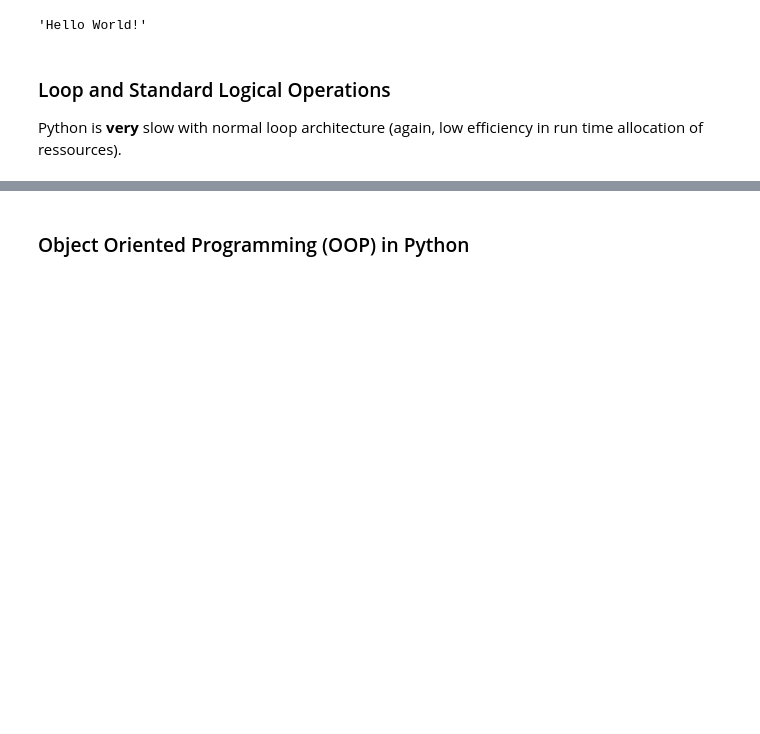
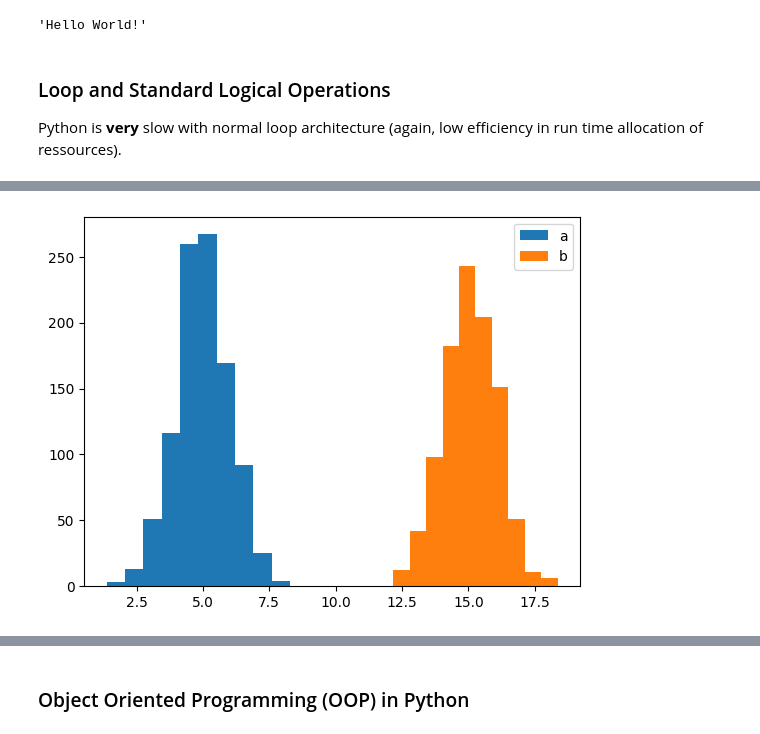
Before and after one commit to YellowCranberry/Software-Plumbing-Python-2022, a Jupyter notebook: Intro.ipynb, the cells around one changed output, grey strips where cells are left out. Drawn from its saved outputs; the diff is of its cells as text; code cells hidden in the pictures; blank space fills up the shorter version.

```diff
--- a/Intro.ipynb
+++ b/Intro.ipynb
@@ -227,0 +342,14 @@ pandas example of creating a dataframe, using it to display stuff, applying oper
+# %%
+import pandas as pd
+
+# creating a pandas dataframe
+# you can read csv files using: df = pd.read_csv(r'Path where the CSV file is stored\File name.csv')
+
+n = 1000
+a_bar = 5; a_sd = 1
+b_bar = 15; b_sd = 1
+df = pd.DataFrame(dict(a=np.random.normal(a_bar, a_sd, size=n),
+                       b=np.random.normal(b_bar, b_sd, size=n)),
+                  columns=['a', 'b'])
+
+df
@@ -227,0 +370,8 @@ pandas example of creating a dataframe, using it to display stuff, applying oper
+# %%
+# Plotting our pandas dataframe
+plt.hist(df['a'], label='a')
+plt.hist(df['b'], label='b')
+plt.legend()
+plt.show()
+# %% [output]
+[figure, added]
```
Also changed, not shown: parts of 30 cells of this notebook, 2 other files.
